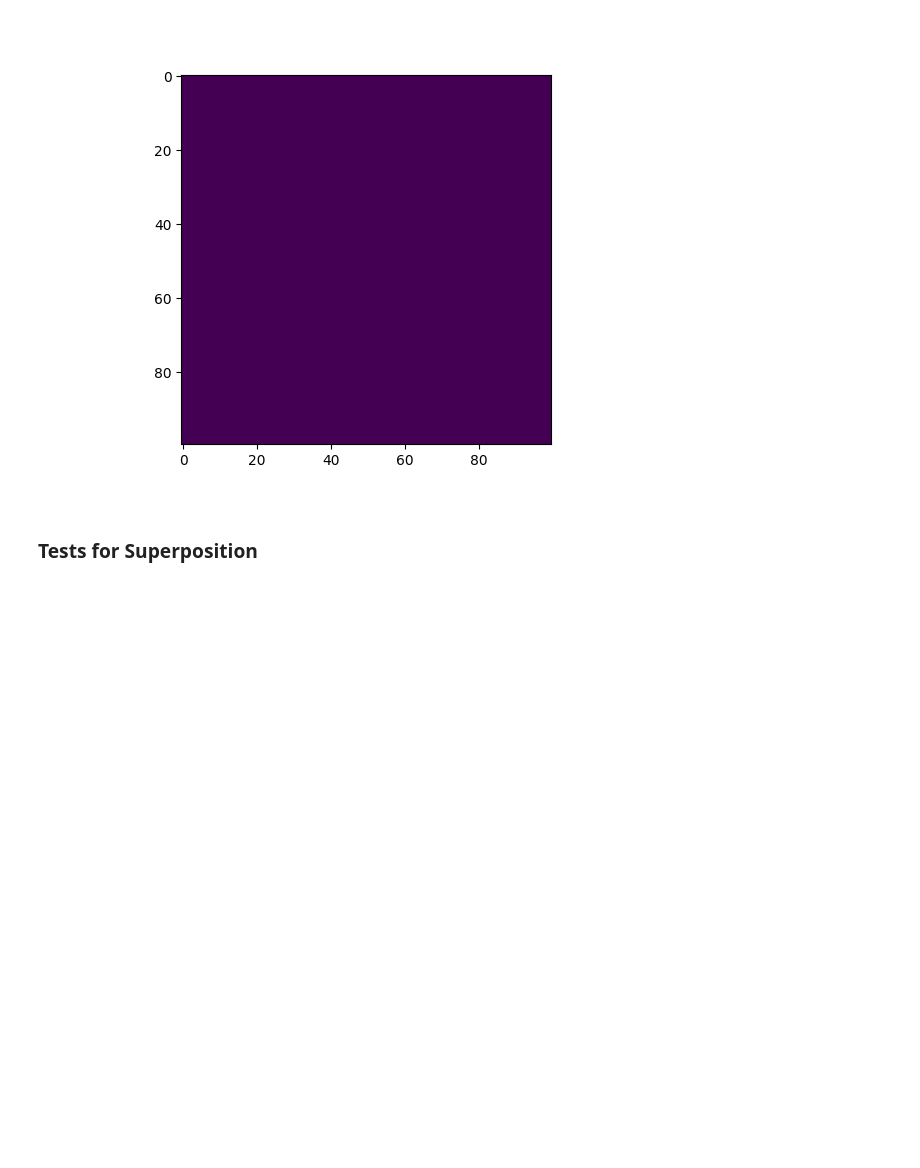
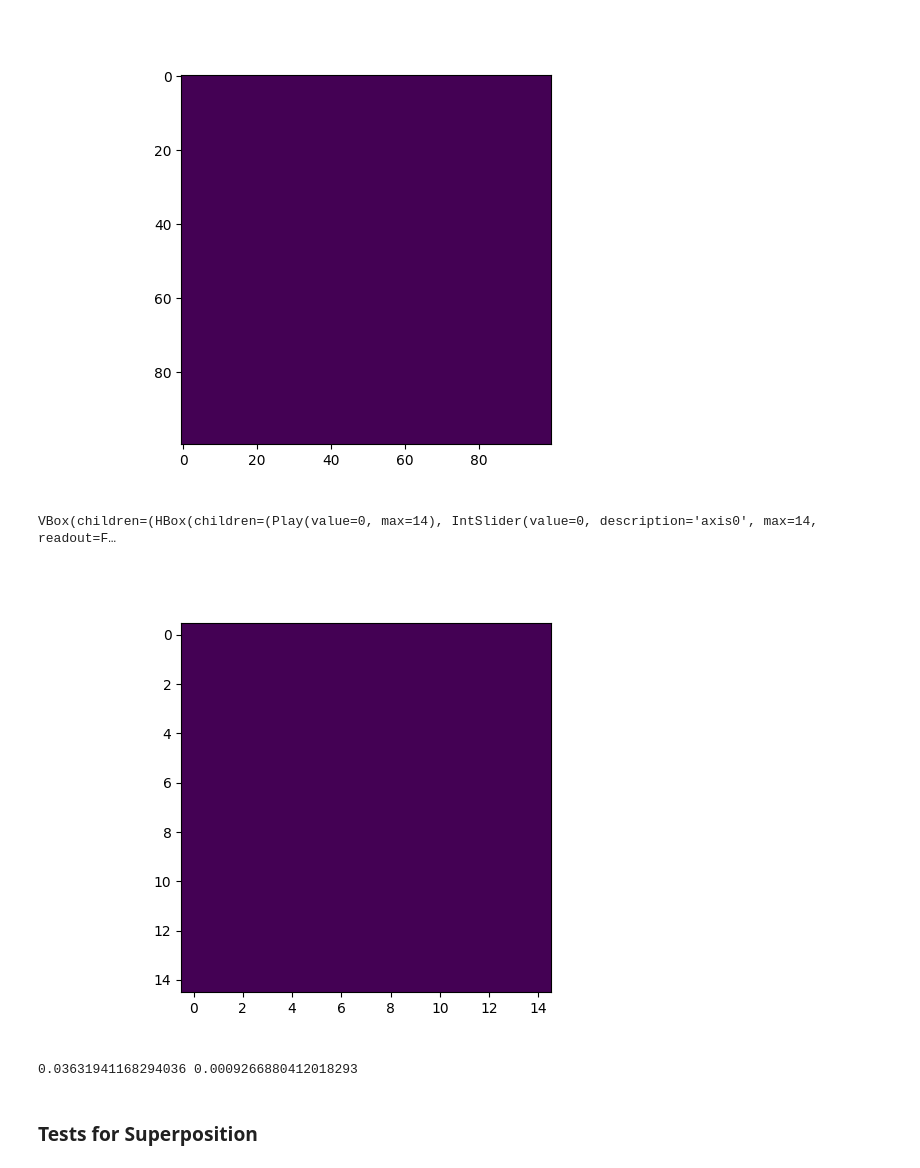
Before and after one commit to jbrewster7/NSERC-Summer-2022, a Jupyter notebook: Python/Testing_Siddon_Function.ipynb, the cells around one changed output. Drawn from its saved outputs; the diff is of its cells as text; code cells hidden in the pictures; blank space fills up the shorter version.

```diff
--- a/Python/Testing_Siddon_Function.ipynb
+++ b/Python/Testing_Siddon_Function.ipynb
@@ -12,24 +12,24 @@ import pickle
 Populating the interactive namespace from numpy and matplotlib
 # %%
 # for a CT array of (Nx-1,Ny-1,Nz-1) voxels
-Nx = 32
-Ny = 32*8
-Nz = 32
+Nx = 16
+Ny = 16
+Nz = 16
 
 # distances between the x,y,z planes (also the lengths of the sides of the voxels) in cm
-dx = 0.5
-dy = 0.5/8
-dz = 0.5
+dx = 0.05
+dy = 0.05
+dz = 0.05
 
 # initial and final coordinates of the beam
-x1,x2 = (1,1)
-y1,y2 = (1,1)
-z1,z2 = (-9,9)
+x1,x2 = (0,0)
+y1,y2 = (0,0)
+z1,z2 = (-0.8,0.8)
 
 # initial plane coordinates
-xplane1 = -3
-yplane1 = -3
-zplane1 = -3
+xplane1 = -0.8
+yplane1 = -0.8
+zplane1 = -0.8
 
 # beam info and filename
 beam_energy = 0.120 # in MeV
@@ -42,5 +42,5 @@ kernel_size = (1,1,1) # cm
 
 siddon = sd.Siddon((Nx,Ny,Nz),(dx,dy,dz),((x1,x2),(y1,y2),(z1,z2)),(xplane1,yplane1,zplane1))
 terma = sd.TERMA((Nx,Ny,Nz),(dx,dy,dz),((x1,x2),(y1,y2),(z1,z2)),(xplane1,yplane1,zplane1),beam_energy,fluence_0,filename)
-dose = sd.Dose_Calculator((Nx,Ny,Nz),(dx,dy,dz),((x1,x2),(y1,y2),(z1,z2)),(xplane1,yplane1,zplane1),beam_energy,fluence_0,filename,kernelname,kernel_size)
+dose = sd.Dose_Calculator((Nx,Ny,Nz),(dx,dy,dz),[((x1,x2),(y1,y2),(z1,z2))],(xplane1,yplane1,zplane1),beam_energy,fluence_0,filename,kernelname,kernel_size)
 # %%
@@ -88,7 +77,14 @@ my_dose_array = pickle.load(open('dose_im_array.pickle','rb'))
 mc_dose_array_full = BinnedResult('../Topas/TestingDose1.csv')
 mc_dose_array = mc_dose_array_full.data['Sum']
 # %%
-fig,ax,controls = ims.slider(dose_im_array)
+fig,ax,controls = ims.slider(dose)
+# %% [output]
+VBox(children=(HBox(children=(Play(value=0, max=14), IntSlider(value=0, description='axis0', max=14, readout=F…
+[figure, added]
+# %%
+print(sum(my_dose_array)*1.602e-10,sum(mc_dose_array))
+# %% [output]
+0.03631941168294036 0.0009266880412018293
 # %% [markdown]
 ### Tests for Superposition
 # %%
```
Also changed, not shown: parts of 5 cells of this notebook, 8 other files.
